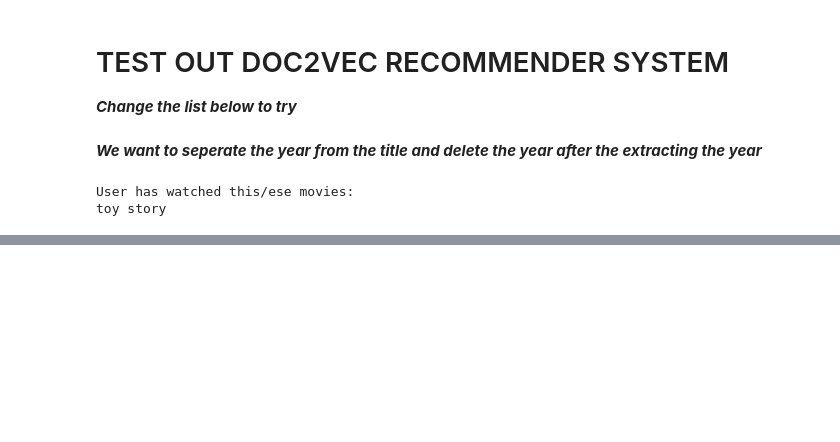
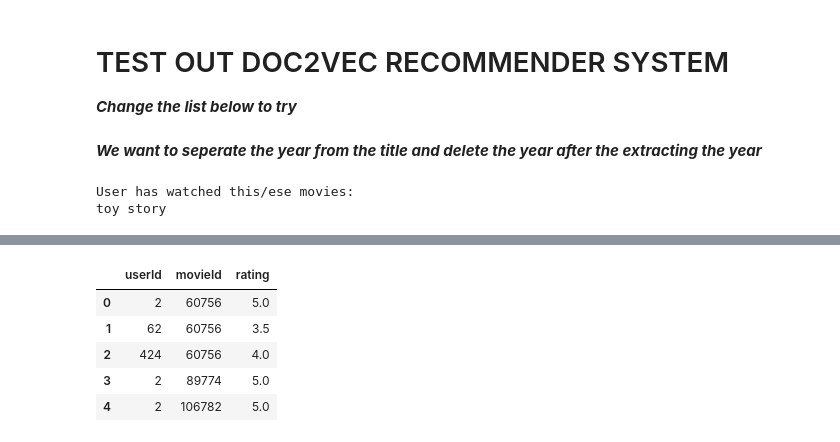
Before and after one commit to Karenw1004/DataScience, a Jupyter notebook: notebooks/WeekendMovieTrip.ipynb, the cells around one changed output, grey strips where cells are left out. Drawn from its saved outputs; the diff is of its cells as text; code cells hidden in the pictures; blank space fills up the shorter version.

```diff
--- a/notebooks/WeekendMovieTrip.ipynb
+++ b/notebooks/WeekendMovieTrip.ipynb
@@ -456,0 +447,10 @@ best in show
+# %%
+df_temp = df.loc[:, (df.columns != 'title') & (df.columns != 'genres') & (df.columns != 'tag')]
+df_temp.head()
+# %% [output]
+|  | userId | movieId | rating |
+| 0 | 2 | 60756 | 5.0 |
+| 1 | 62 | 60756 | 3.5 |
+| 2 | 424 | 60756 | 4.0 |
+| 3 | 2 | 89774 | 5.0 |
+| 4 | 2 | 106782 | 5.0 |
```
Also changed, not shown: parts of 19 cells of this notebook.
